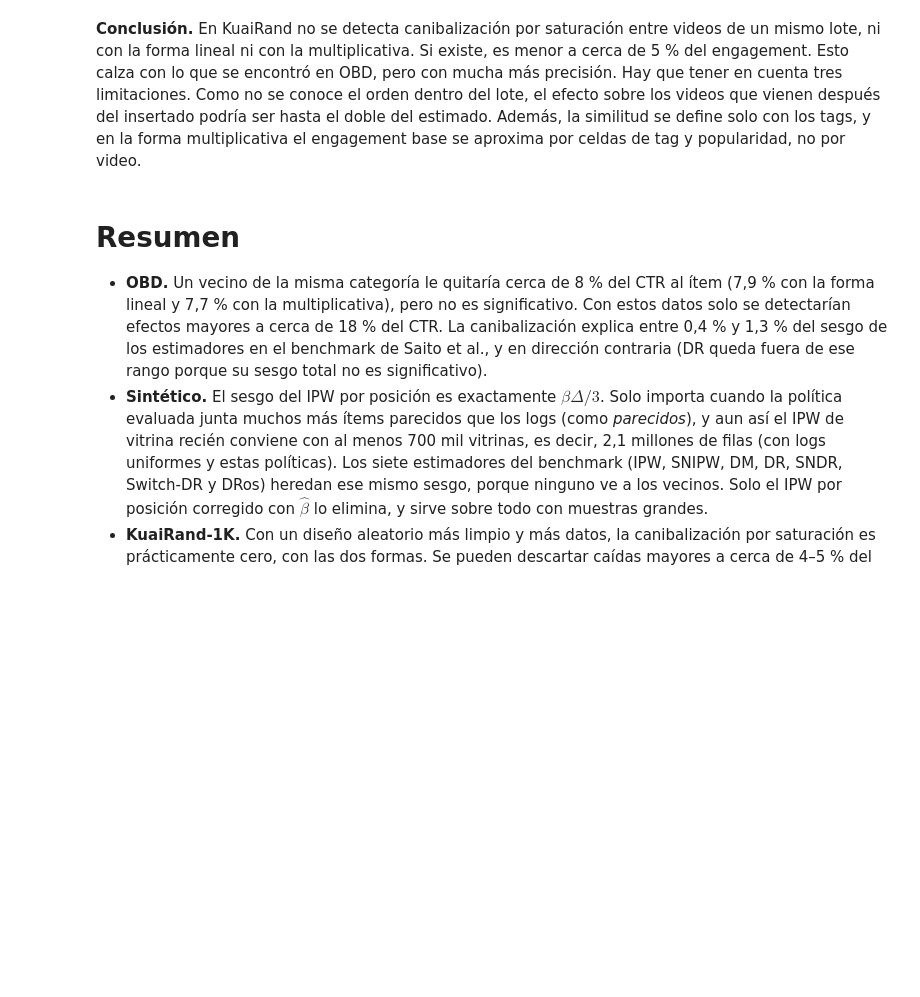
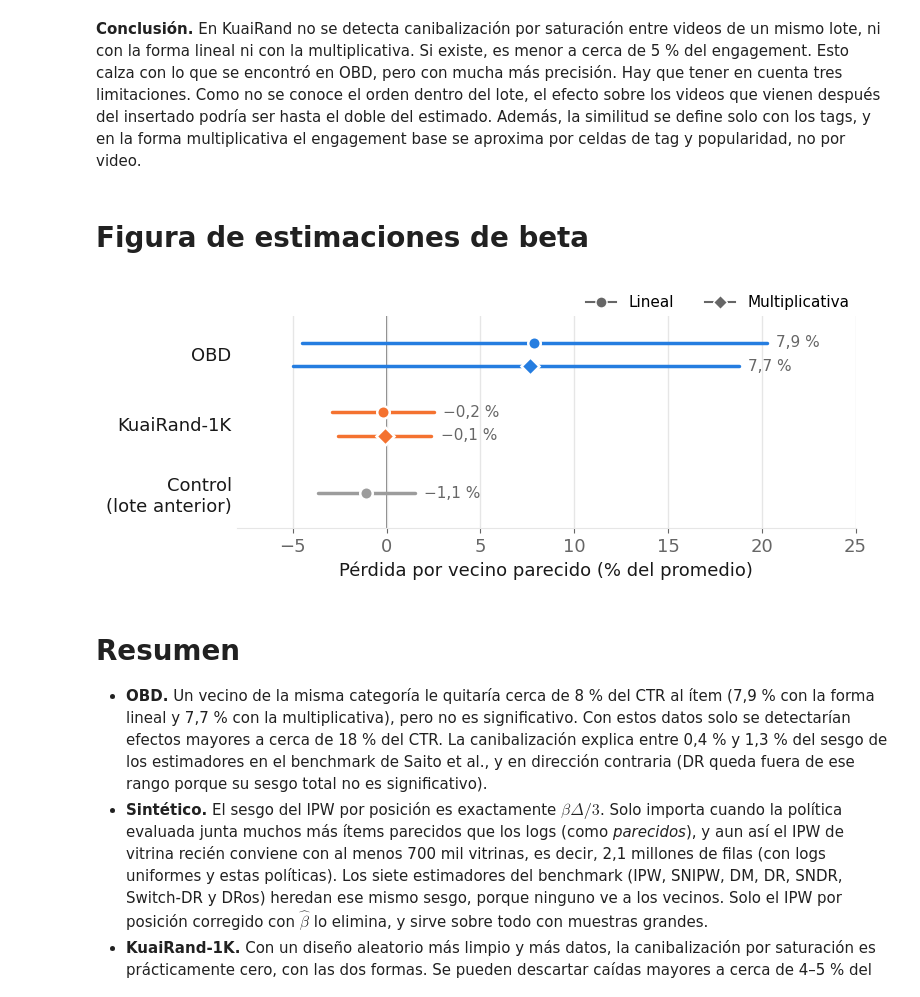
Before and after one commit to ddonosoh/OPE-Proyecto-recsys, a Jupyter notebook: canibalizacion_final.ipynb, the cells around one changed output. Saved outputs shown, nothing was run; the diff lists cells and outputs as text; code cells hidden in the pictures; blank space fills up the shorter version.

Commit message:
figuras

```diff
--- a/canibalizacion_final.ipynb
+++ b/canibalizacion_final.ipynb
@@ -1130,6 +1130,81 @@ pd.DataFrame(filas).set_index("Quintil de popularidad").round(4)
 - Por quintil de popularidad, las caídas van de −3 % a 4,5 % sin ningún patrón y con intervalos que se traslapan. Ni la caída absoluta ni la relativa cambian de forma sistemática con la popularidad. Como el efecto es casi cero en todos los quintiles, estos datos no permiten distinguir entre las dos formas, y ambas son compatibles con lo observado.
 # %% [markdown]
 **Conclusión.** En KuaiRand no se detecta canibalización por saturación entre videos de un mismo lote, ni con la forma lineal ni con la multiplicativa. Si existe, es menor a cerca de 5 % del engagement. Esto calza con lo que se encontró en OBD, pero con mucha más precisión. Hay que tener en cuenta tres limitaciones. Como no se conoce el orden dentro del lote, el efecto sobre los videos que vienen después del insertado podría ser hasta el doble del estimado. Además, la similitud se define solo con los tags, y en la forma multiplicativa el engagement base se aproxima por celdas de tag y popularidad, no por video.
+# %% [markdown]
+# Figura de estimaciones de beta
+# %%
+import os
+import numpy as np
+import matplotlib.pyplot as plt
+from matplotlib.lines import Line2D
+
+AZUL, NARANJA, GRIS = "#257de0", "#f47230", "#9c9c9c"
+TXT, TXT2, GRID = "#191919", "#666666", "#e6e6e6"
+
+
+def lineal_pct(b, se, base):
+    # pérdida lineal como % del promedio, con su IC 95%
+    return b / base * 100, (b - 1.96 * se) / base * 100, (b + 1.96 * se) / base * 100
+
+
+def multiplicativa_pct(g, se):
+    # pérdida multiplicativa 1 - e^-gamma, con el IC 95% transformado desde gamma
+    return (1 - np.exp(-g)) * 100, (1 - np.exp(-(g - 1.96 * se))) * 100, (1 - np.exp(-(g + 1.96 * se))) * 100
+
+
+obd = comparacion.loc[CAMPAIGN]
+kr = saturacion.xs("tag del vecino", level="Efectos fijos")
+kr_mismo = kr.loc[("Mismo lote", "long_view", "Mismo tag principal")]
+kr_control = kr.loc[("Lote anterior (control)", "long_view", "Mismo tag principal")]
+kr_mult = multiplicativo.loc[("long_view", "Mismo tag principal")]
+
+# una fila por dataset, y en cada fila la forma lineal (arriba) y la multiplicativa (abajo)
+grupos_fig4 = [
+    ("OBD", AZUL, [lineal_pct(obd["beta"], obd["Error estándar"], obd["CTR"]),
+                   multiplicativa_pct(gamma, se_gamma)]),
+    ("KuaiRand-1K", NARANJA, [lineal_pct(kr_mismo["beta"], kr_mismo["Error estándar"], kr_mismo["Promedio"]),
+                              multiplicativa_pct(kr_mult["gamma"], kr_mult["Error estándar"])]),
+    ("Control\n(lote anterior)", GRIS, [lineal_pct(kr_control["beta"], kr_control["Error estándar"],
+                                                   kr_control["Promedio"])]),
+]
+MARCAS = ["o", "D"]
+DESPLAZAMIENTO = [0.17, -0.17]
+
+plt.rcParams.update({"font.size": 13, "axes.edgecolor": GRID, "axes.labelcolor": TXT, "xtick.color": TXT2,
+                     "ytick.color": TXT, "axes.spines.top": False, "axes.spines.right": False})
+fig, ax = plt.subplots(figsize=(8, 3.3))
+for k, (nombre, color, formas) in enumerate(grupos_fig4):
+    y0 = len(grupos_fig4) - 1 - k
+    if len(formas) == 1:
+        desplazamientos = [0]
+    else:
+        desplazamientos = DESPLAZAMIENTO
+    for (v, lo, hi), marca, d in zip(formas, MARCAS, desplazamientos):
+        ax.plot([lo, hi], [y0 + d] * 2, color=color, lw=2.5, solid_capstyle="round")
+        ax.plot(v, y0 + d, marca, ms=9, color=color, mec="white", mew=1.8, zorder=3)
+        ax.text(hi + 0.5, y0 + d, f"{v:.1f} %".replace(".", ",").replace("-", "−"), va="center", fontsize=11, color=TXT2)
+ax.axvline(0, color=TXT2, lw=1.2, zorder=0)
+ax.set_yticks(range(len(grupos_fig4)))
+ax.set_yticklabels([g[0] for g in grupos_fig4][::-1])
+ax.set_ylim(-0.5, len(grupos_fig4) - 0.45)
+ax.set_xlim(-8, 25)
+ax.set_xlabel("Pérdida por vecino parecido (% del promedio)")
+ax.grid(axis="x", color=GRID, lw=1)
+ax.set_axisbelow(True)
+ax.tick_params(axis="y", length=0)
+ax.spines["left"].set_visible(False)
+leyenda = [Line2D([], [], marker="o", ls="-", color=TXT2, mec="white", ms=8, label="Lineal"),
+           Line2D([], [], marker="D", ls="-", color=TXT2, mec="white", ms=7, label="Multiplicativa")]
+ax.legend(handles=leyenda, loc="lower right", frameon=False, fontsize=11, ncol=2,
+          bbox_to_anchor=(1, 1), borderaxespad=0)
+fig.tight_layout()
+os.makedirs("resultados/poster", exist_ok=True)
+fig.savefig("resultados/poster/fig4_beta.png", dpi=300)
+fig.savefig("resultados/poster/fig4_beta.pdf")
+plt.show()
+plt.rcdefaults()
+# %% [output]
+[figure, added]
 # %% [markdown]
 # Resumen
 
```
Also changed, not shown: parts of 1 cell of this notebook, 7 other files.
